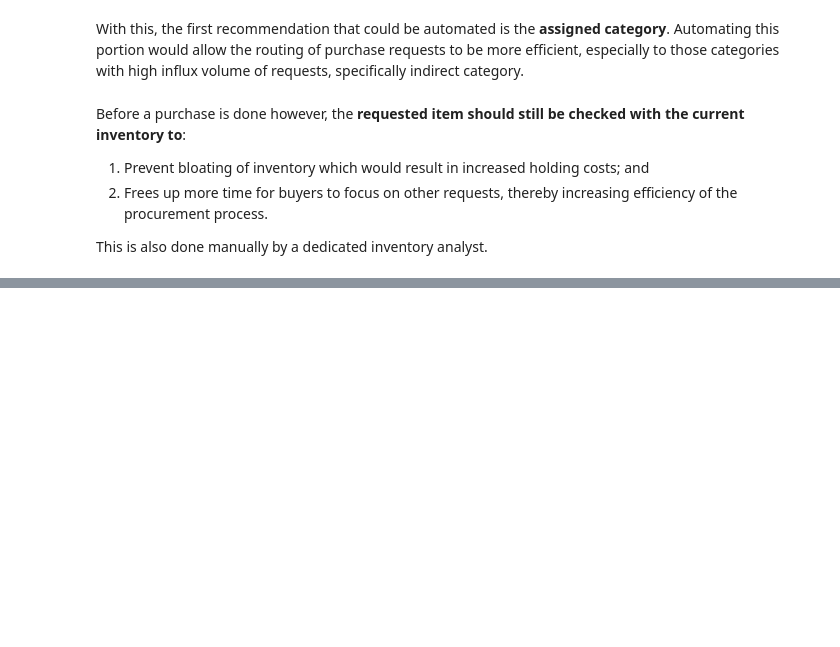
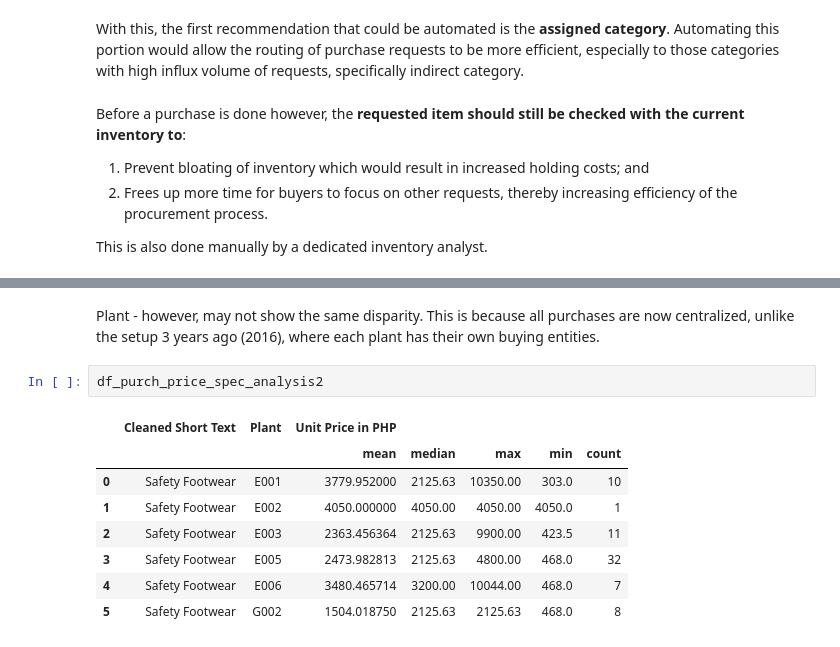
Before and after one commit to kesadilya/eskwelabs_assignments, a Jupyter notebook: Capstone_Project_Automation_of_Procurement_Decisions.ipynb, the cells around one changed output, grey strips where cells are left out. Drawn from its saved outputs; the diff is of its cells as text; blank space fills up the shorter version.

```diff
--- a/Capstone_Project_Automation_of_Procurement_Decisions.ipynb
+++ b/Capstone_Project_Automation_of_Procurement_Decisions.ipynb
@@ -112,0 +169,13 @@ This is also done manually by a dedicated inventory analyst.
+# %% [markdown]
+Plant - however, may not show the same disparity. This is because all purchases are now centralized, unlike the setup 3 years ago (2016), where each plant has their own buying entities.
+# %%
+df_purch_price_spec_analysis2
+# %% [output]
+|  | Cleaned Short Text | Plant | Unit Price in PHP |  |  |  |  |
+|  |  |  | mean | median | max | min | count |
+| 0 | Safety Footwear | E001 | 3779.952000 | 2125.63 | 10350.00 | 303.0 | 10 |
+| 1 | Safety Footwear | E002 | 4050.000000 | 4050.00 | 4050.00 | 4050.0 | 1 |
+| 2 | Safety Footwear | E003 | 2363.456364 | 2125.63 | 9900.00 | 423.5 | 11 |
+| 3 | Safety Footwear | E005 | 2473.982813 | 2125.63 | 4800.00 | 468.0 | 32 |
+| 4 | Safety Footwear | E006 | 3480.465714 | 3200.00 | 10044.00 | 468.0 | 7 |
+| 5 | Safety Footwear | G002 | 1504.018750 | 2125.63 | 2125.63 | 468.0 | 8 |
```
Also changed, not shown: parts of 10 cells of this notebook.
